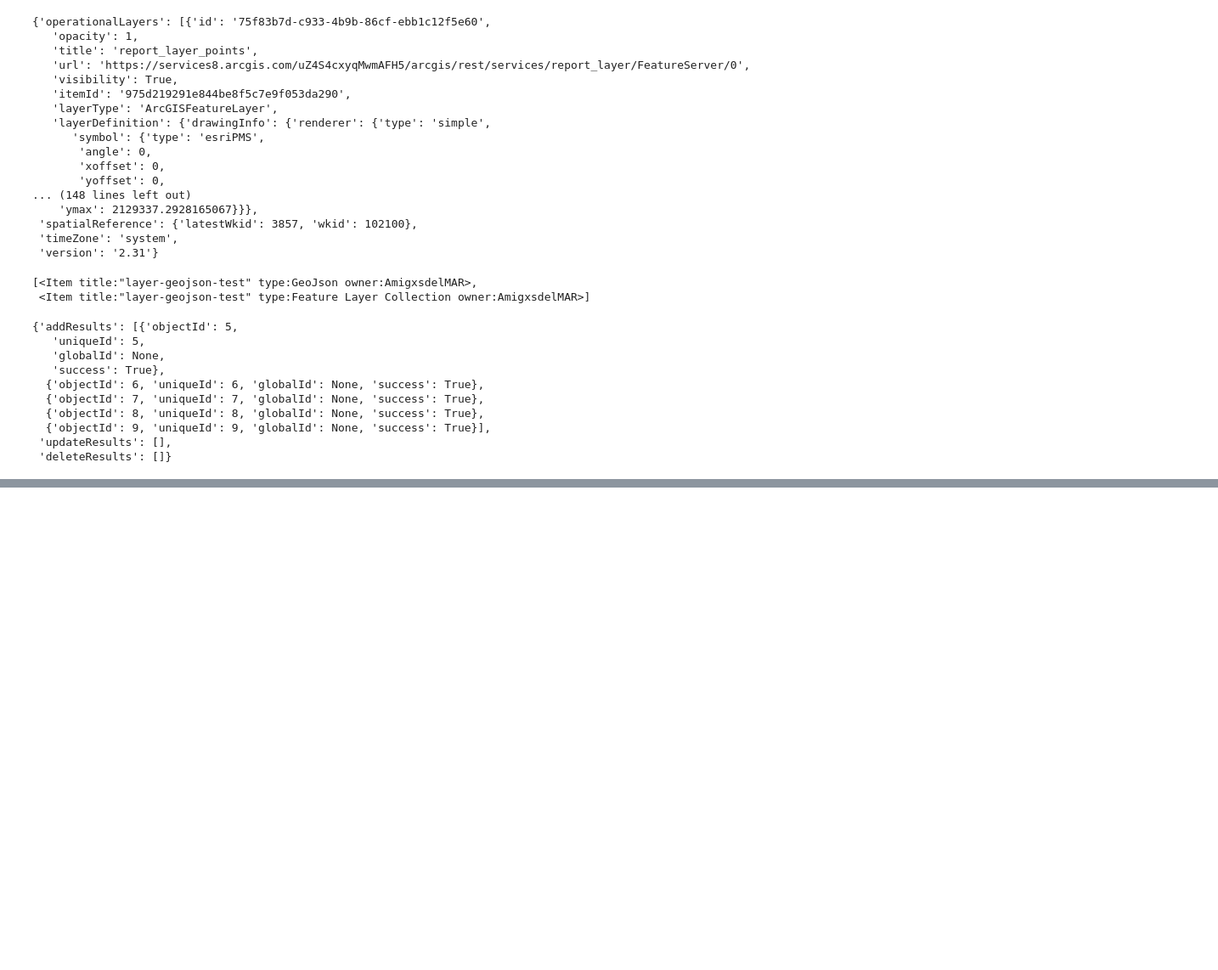
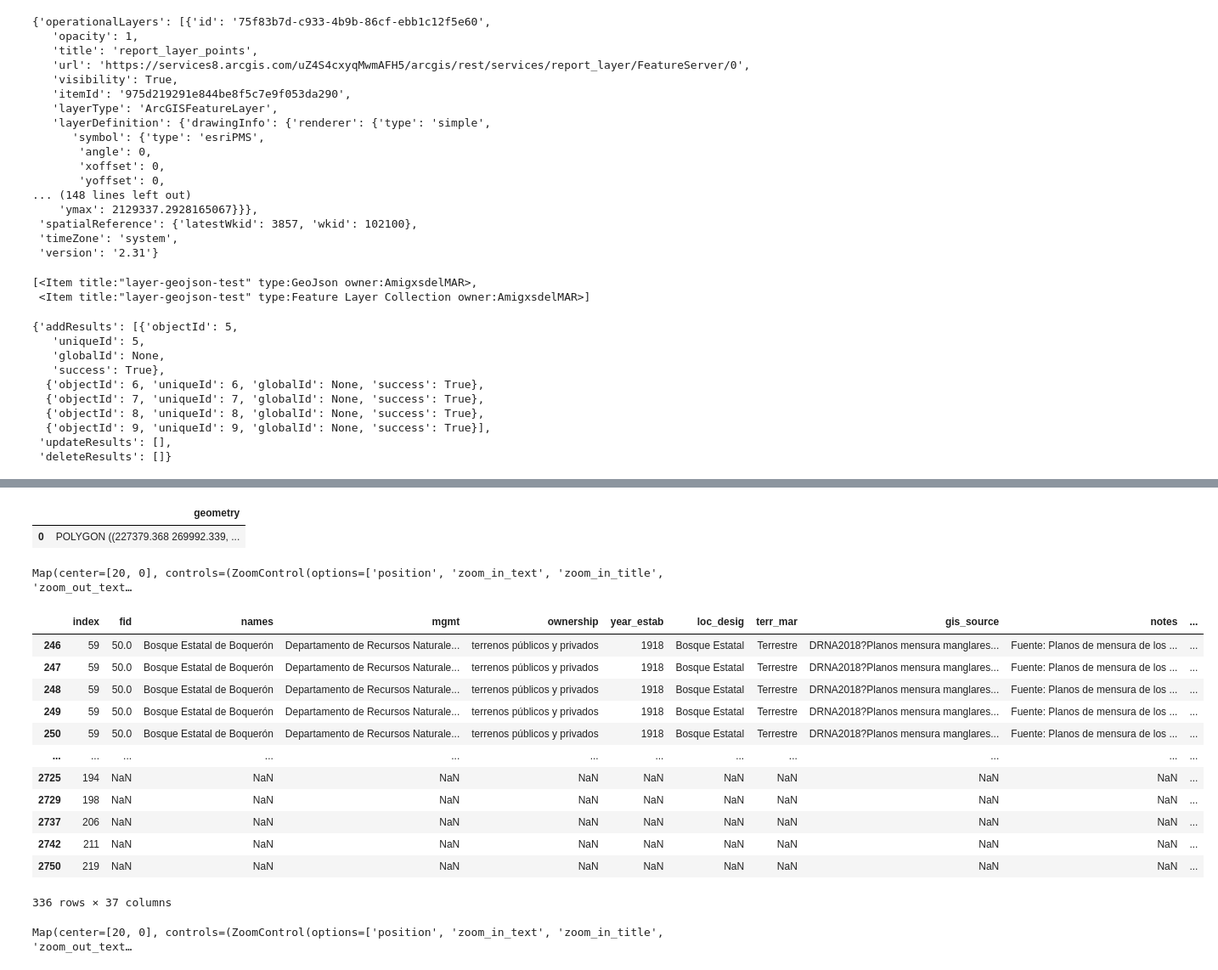
Before and after one commit to Andres-ramos/maglar, a Jupyter notebook: notebooks/maps.ipynb, the cells around one changed output, grey strips where cells are left out. Shown: that part at 85% size. Drawn from its saved outputs; the diff is of its cells as text; code cells hidden in the pictures; blank space fills up the shorter version.

```diff
--- a/notebooks/maps.ipynb
+++ b/notebooks/maps.ipynb
@@ -530,0 +719,5 @@ f.edit_features(adds=updated_features)
+# %%
+marine_gdf["file"] = ["reserva_marina"]*len(marine_gdf)
+land_gdf["file"] =  ["reserva_terrestre"]*len(land_gdf)
+priority_gdf["file"] =  ["prioridad"]*len(priority_gdf)
+critical_cons_gdf["file"] = ["critical"]*len(critical_cons_gdf)
@@ -530,0 +744,3 @@ f.edit_features(adds=updated_features)
+# %%
+gdf = gpd.GeoDataFrame(pd.concat([land_gdf, priority_gdf, marine_gdf, critical_cons_gdf])).reset_index()
+gdf["file"]
@@ -530,0 +760,53 @@ f.edit_features(adds=updated_features)
+# %%
+from shapely.geometry import shape
+LINE_AOI
+
+geom = [shape(LINE_AOI["features"][0]["geometry"])]
+line_gdf = gpd.GeoDataFrame({'geometry':geom}, crs="4326")
+line_gdf = line_gdf.to_crs(6566)
+# %%
+buffer = line_gdf.buffer(200)
+# line_gdf["geometry"] = buffer
+#
+buff_gdf = gpd.GeoDataFrame({"geometry": buffer})
+buff_gdf
+# %% [output]
+|  | geometry |
+| 0 | POLYGON ((227379.368 269992.339, ... |
+# %%
+m = leafmap.Map()
+m.add_gdf(buff_gdf)
+# m.add_gdf(
+#     multi_poly_gdf.loc[171:171],
+#     fill_colors=["blue"],
+#     style={
+#         "stroke": True,
+#         "weight": 2
+#     }
+# )
+m
+# %% [output]
+Map(center=[20, 0], controls=(ZoomControl(options=['position', 'zoom_in_text', 'zoom_in_title', 'zoom_out_text…
+# %%
+join_gdf = gpd.sjoin(gdf,buff_gdf, op='intersects')
+join_gdf
+# %% [output]
+|  | index | fid | names | mgmt | ownership | year_estab | loc_desig | terr_mar | gis_source | notes | ... |
+| 246 | 59 | 50.0 | Bosque Estatal de Boquerón | Departamento de Recursos Naturale... | terrenos públicos y privados | 1918 | Bosque Estatal | Terrestre | DRNA2018?Planos mensura manglares... | Fuente: Planos de mensura de los ... | ... |
+| 247 | 59 | 50.0 | Bosque Estatal de Boquerón | Departamento de Recursos Naturale... | terrenos públicos y privados | 1918 | Bosque Estatal | Terrestre | DRNA2018?Planos mensura manglares... | Fuente: Planos de mensura de los ... | ... |
+| 248 | 59 | 50.0 | Bosque Estatal de Boquerón | Departamento de Recursos Naturale... | terrenos públicos y privados | 1918 | Bosque Estatal | Terrestre | DRNA2018?Planos mensura manglares... | Fuente: Planos de mensura de los ... | ... |
+| 249 | 59 | 50.0 | Bosque Estatal de Boquerón | Departamento de Recursos Naturale... | terrenos públicos y privados | 1918 | Bosque Estatal | Terrestre | DRNA2018?Planos mensura manglares... | Fuente: Planos de mensura de los ... | ... |
+| 250 | 59 | 50.0 | Bosque Estatal de Boquerón | Departamento de Recursos Naturale... | terrenos públicos y privados | 1918 | Bosque Estatal | Terrestre | DRNA2018?Planos mensura manglares... | Fuente: Planos de mensura de los ... | ... |
+| ... | ... | ... | ... | ... | ... | ... | ... | ... | ... | ... | ... |
+| 2725 | 194 | NaN | NaN | NaN | NaN | NaN | NaN | NaN | NaN | NaN | ... |
+| 2729 | 198 | NaN | NaN | NaN | NaN | NaN | NaN | NaN | NaN | NaN | ... |
+| 2737 | 206 | NaN | NaN | NaN | NaN | NaN | NaN | NaN | NaN | NaN | ... |
+| 2742 | 211 | NaN | NaN | NaN | NaN | NaN | NaN | NaN | NaN | NaN | ... |
+| 2750 | 219 | NaN | NaN | NaN | NaN | NaN | NaN | NaN | NaN | NaN | ... |
+336 rows × 37 columns
+# %%
+m = leafmap.Map()
+m.add_gdf(join_gdf)
+m
+# %% [output]
+Map(center=[20, 0], controls=(ZoomControl(options=['position', 'zoom_in_text', 'zoom_in_title', 'zoom_out_text…
```
Also changed, not shown: parts of 24 cells of this notebook.
